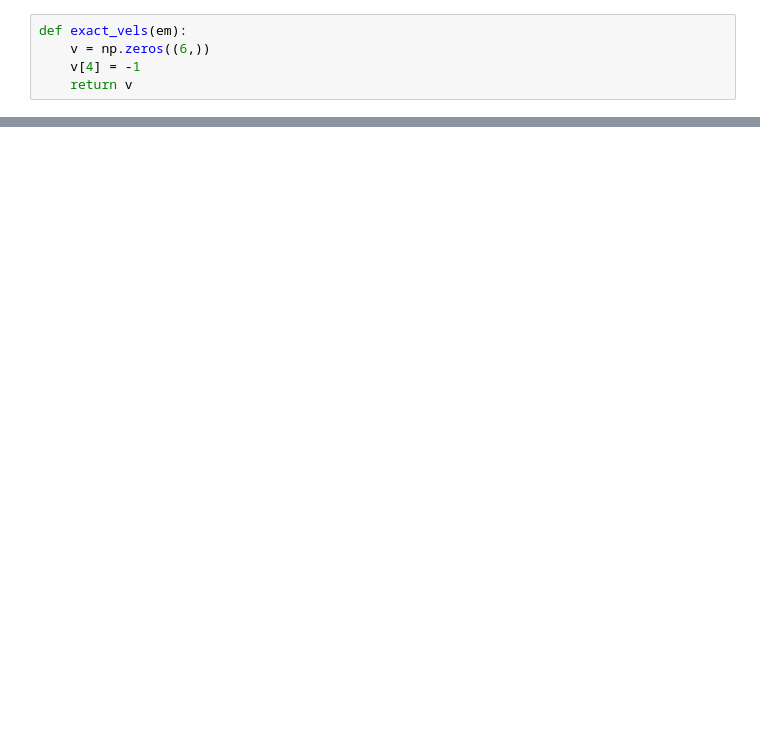
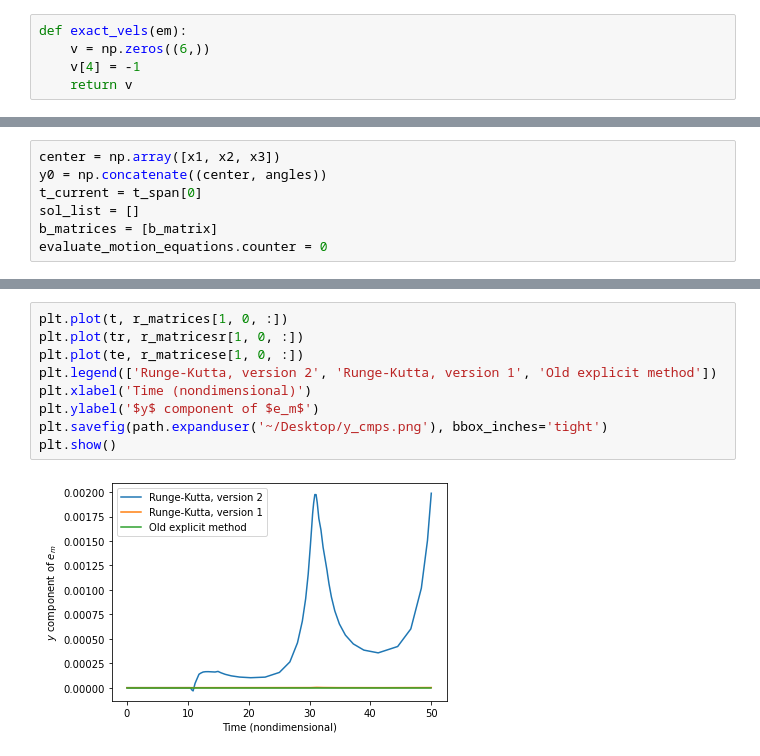
Before and after one commit to wandrewjam/thesis, a Jupyter notebook: reg_stokeslets/notebooks/radau_tester.ipynb, the cells around one changed output, grey strips where cells are left out. Drawn from its saved outputs; the diff is of its cells as text; blank space fills up the shorter version.

```diff
--- a/reg_stokeslets/notebooks/radau_tester.ipynb
+++ b/reg_stokeslets/notebooks/radau_tester.ipynb
@@ -38,0 +114,7 @@ plt.show()
+# %%
+center = np.array([x1, x2, x3])
+y0 = np.concatenate((center, angles))
+t_current = t_span[0]
+sol_list = []
+b_matrices = [b_matrix]
+evaluate_motion_equations.counter = 0
@@ -38,0 +216,11 @@ plt.show()
+# %%
+plt.plot(t, r_matrices[1, 0, :])
+plt.plot(tr, r_matricesr[1, 0, :])
+plt.plot(te, r_matricese[1, 0, :])
+plt.legend(['Runge-Kutta, version 2', 'Runge-Kutta, version 1', 'Old explicit method'])
+plt.xlabel('Time (nondimensional)')
+plt.ylabel('$y$ component of $e_m$')
+plt.savefig(path.expanduser('~/Desktop/y_cmps.png'), bbox_inches='tight')
+plt.show()
+# %% [output]
+[figure, added]
```
Also changed, not shown: parts of 41 cells of this notebook, 1 other file.
